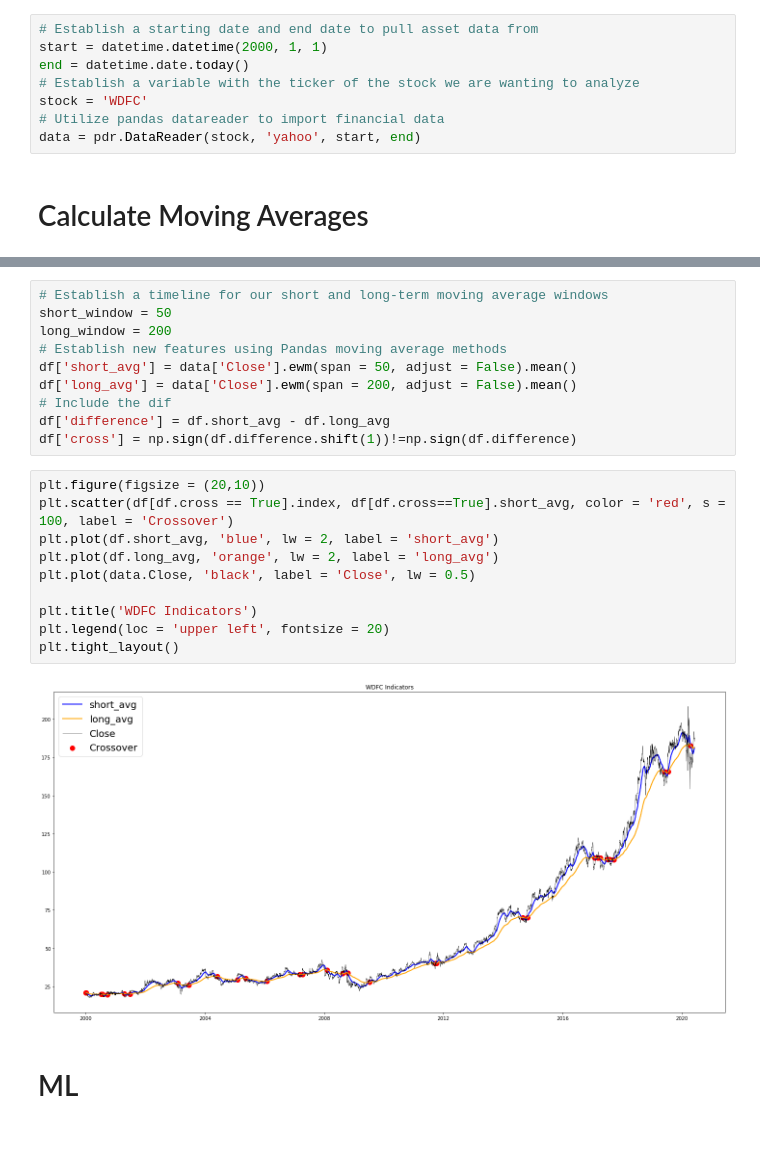
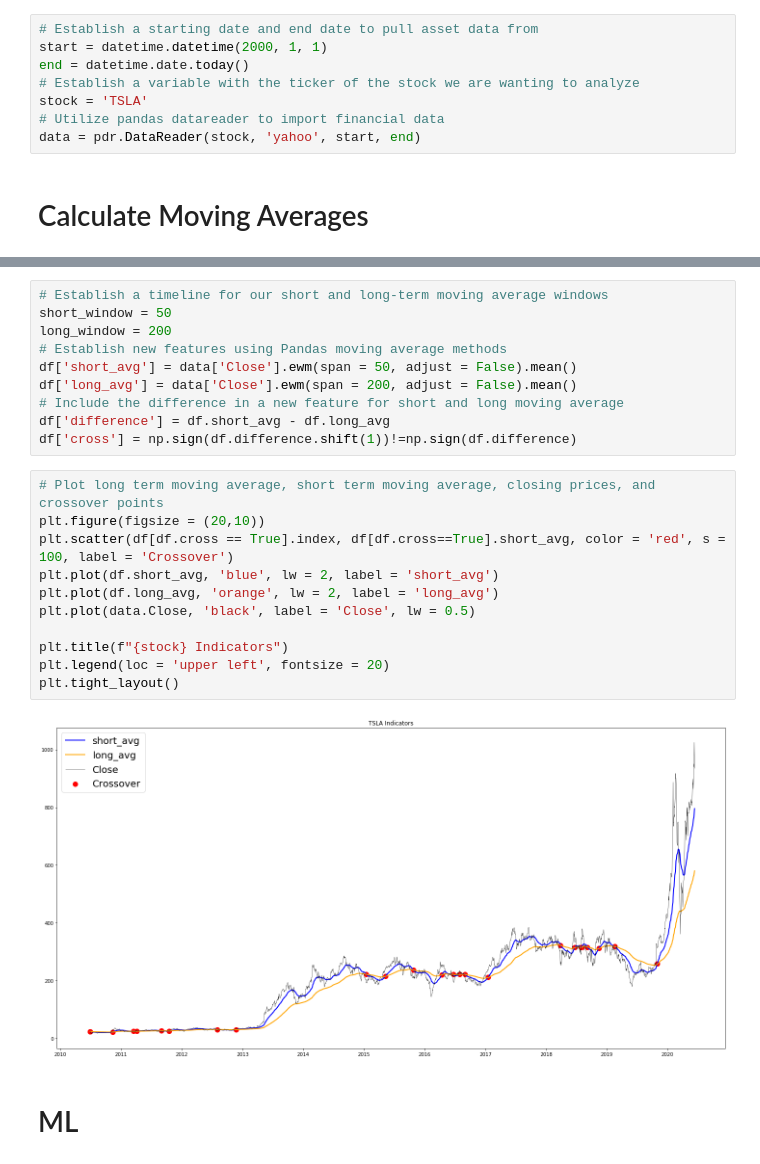
Before and after one commit to andrewcole33/moving_avg_trading, a Jupyter notebook: crossovers.ipynb, the cells around one changed output, grey strips where cells are left out. Drawn from its saved outputs; the diff is of its cells as text.

Commit message:
Format crossover visualization

```diff
--- a/crossovers.ipynb
+++ b/crossovers.ipynb
@@ -35,7 +35,7 @@ The autoreload extension is already loaded. To reload it, use:
 start = datetime.datetime(2000, 1, 1)
 end = datetime.date.today()
 # Establish a variable with the ticker of the stock we are wanting to analyze
-stock = 'WDFC'
+stock = 'TSLA'
 # Utilize pandas datareader to import financial data
 data = pdr.DataReader(stock, 'yahoo', start, end)
 # %% [markdown]
@@ -59,21 +59,22 @@ long_window = 200
 # Establish new features using Pandas moving average methods
 df['short_avg'] = data['Close'].ewm(span = 50, adjust = False).mean()
 df['long_avg'] = data['Close'].ewm(span = 200, adjust = False).mean()
-# Include the dif
+# Include the difference in a new feature for short and long moving average
 df['difference'] = df.short_avg - df.long_avg
 df['cross'] = np.sign(df.difference.shift(1))!=np.sign(df.difference)
 # %%
+# Plot long term moving average, short term moving average, closing prices, and crossover points
 plt.figure(figsize = (20,10))
 plt.scatter(df[df.cross == True].index, df[df.cross==True].short_avg, color = 'red', s = 100, label = 'Crossover')
 plt.plot(df.short_avg, 'blue', lw = 2, label = 'short_avg')
 plt.plot(df.long_avg, 'orange', lw = 2, label = 'long_avg')
 plt.plot(data.Close, 'black', label = 'Close', lw = 0.5)
 
-plt.title('WDFC Indicators')
+plt.title(f"{stock} Indicators")
 plt.legend(loc = 'upper left', fontsize = 20)
 plt.tight_layout()
 # %% [output]
-[figure, old version]
+[figure, new version]
 # %% [markdown]
 # ML
 # %%
```
Also changed, not shown: parts of 1 cell of this notebook.
